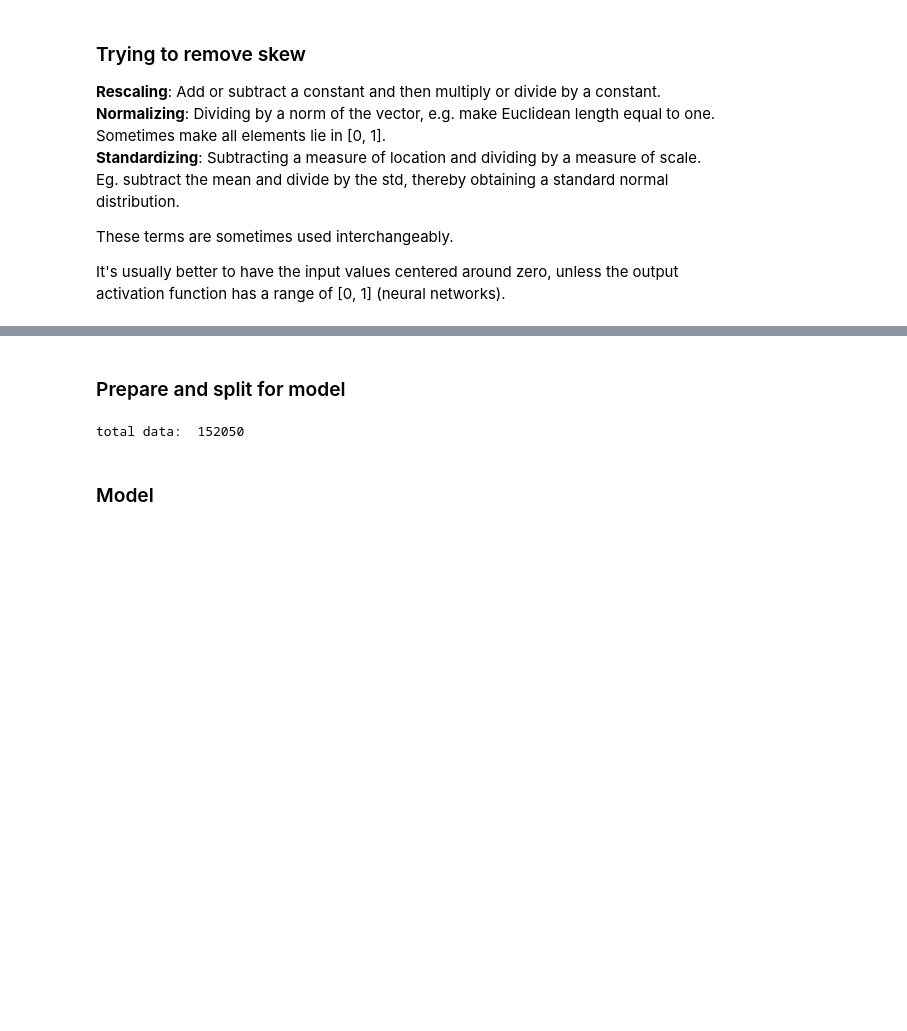
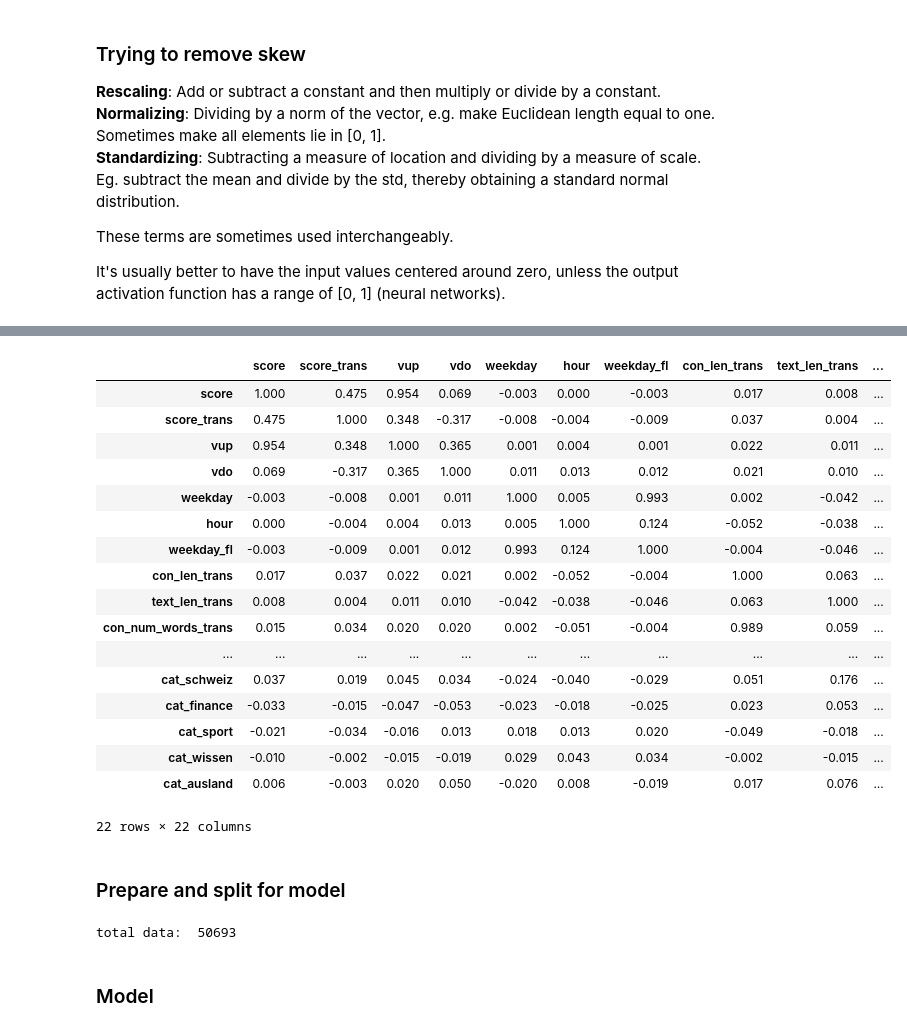
Before and after one commit to fdelia/bots, a Jupyter notebook: 4_prediction_model.ipynb, the cells around one changed output, grey strips where cells are left out. Drawn from its saved outputs; the diff is of its cells as text; code cells hidden in the pictures; blank space fills up the shorter version.

```diff
--- a/4_prediction_model.ipynb
+++ b/4_prediction_model.ipynb
@@ -21,7 +24,7 @@ warnings.filterwarnings('ignore')
 
 import pandas as pd
 df_art = pd.read_csv('articles_2017_09.csv')
-df_com = pd.read_csv('comments_2017_09.csv').sample(60000) # crop because battery life
+df_com = pd.read_csv('comments_2017_09.csv').sample(50000) # crop because battery life
 # Make float better readable
 pd.options.display.float_format = '{:.3f}'.format
 # %% [markdown]
@@ -95,14 +98,22 @@ df_merge = df_merge.sort_values(['tId', 'time_since_epoch']).groupby('tId')
 def get_time_since_first(group):
     first = group.iloc[:1]['time_since_epoch']
     group['time_since_first'] = group['time_since_epoch'].apply(lambda x: (x - first) / 3600)
+#    group['art_first_weekday']
     # Remove those very late comments, after x hours
     #group = group[group['time_since_first'] < 36]
+
+    # I'm not sure if this is cheating and discloses too much information
+    for col in ['vup', 'vdo', 'con_len']:
+        group['art_' + col + '_max'] = group[col].max()
+        group['art_' + col + '_min'] = group[col].min()
+        group['art_' + col + '_mean'] = group[col].mean()
+
+    # TODO add more info here
     return group
 
 # Creating "copy" to make next cell independent
 df_merge = df_merge.apply(get_time_since_first)
-df_merge.head(3)
-#df[df.index.duplicated()]
+df_merge.head(5)[['art_vup_max', 'art_vup_min', 'art_vup_mean']]
 # %% [markdown]
 ### Trying to remove skew
 __Rescaling__: Add or subtract a constant and then multiply or divide by a constant.
@@ -126,40 +152,61 @@ temp = df_merge[['aut']].groupby('aut').size().reset_index()
 temp = temp.rename(columns = {0: 'user_n_comments'})
 #temp2 = pd.get_dummies(temp[(temp['user_n_comments']<100) & (temp['user_n_comments']>50)], prefix='user', columns=['aut'])
 #print("users with certain amount of comments: ", len(temp2))
-#temp = temp.merge(temp2).reset_index()
-df = df_merge.merge(temp, on='aut')
+temp2 = pd.get_dummies(df_merge[['cId', 'weekday']], prefix='wd_', columns=['weekday'])
+# merge here first because of index
+df = df_merge.merge(temp2, left_index=True, right_index=True)
+df = df.merge(temp, on='aut')
 
 df['con_n_periods'] = df['con'].apply(lambda x: len(x.split('.')))
 
 def sgn(x):
     if x == 0: return 0
     else: return x/abs(x)
 # Removes left/right skew
 for col in ['weekday_fl', 'con_len', 'text_len', 'time_since_first',
             'num_comments', 'user_n_comments', 'con_n_periods',
             'score', 'contr', 'header_len', 'con_num_words', 'text_num_words']:
     df[col + '_trans'] = df[col].apply(lambda x: sgn(x)*math.log(abs(x) + 1))
 
 # Memory optimization
 # Technical stuff, contributes nothing to analysis
 conv = df.select_dtypes(include=['int']).apply(pd.to_numeric,downcast='unsigned')
 df[conv.columns] = conv
 
 # I removed very weak correlations to "score" and "contr"
 cols = ['score', 'score_trans', 'vup', 'vdo', 'weekday', 'hour', 'weekday_fl',
        'con_len_trans', 'text_len_trans', 'con_num_words_trans', 'user_n_comments',
         'text_num_words_trans', 'num_comments', 'num_comments_trans',
        'time_since_first_trans', 'header_len_trans', 'con_n_periods',
         'cat_schweiz', 'cat_finance', 'cat_sport', 'cat_wissen', 'cat_ausland',
        ]#'user_Amina123', 'user_Chris', 'user_Dani']
 # Get pearson co-efficients
 df[cols].corr()
 
 #df.hist('user_score_mean_trans')
 
 #for c in cols:
 #    print(c)
 #    print(df[np.isnan(df[col])].head(3))
+# %% [output]
+|  | score | score_trans | vup | vdo | weekday | hour | weekday_fl | con_len_trans | text_len_trans | ... |
+| score | 1.000 | 0.475 | 0.954 | 0.069 | -0.003 | 0.000 | -0.003 | 0.017 | 0.008 | ... |
+| score_trans | 0.475 | 1.000 | 0.348 | -0.317 | -0.008 | -0.004 | -0.009 | 0.037 | 0.004 | ... |
+| vup | 0.954 | 0.348 | 1.000 | 0.365 | 0.001 | 0.004 | 0.001 | 0.022 | 0.011 | ... |
+| vdo | 0.069 | -0.317 | 0.365 | 1.000 | 0.011 | 0.013 | 0.012 | 0.021 | 0.010 | ... |
+| weekday | -0.003 | -0.008 | 0.001 | 0.011 | 1.000 | 0.005 | 0.993 | 0.002 | -0.042 | ... |
+| hour | 0.000 | -0.004 | 0.004 | 0.013 | 0.005 | 1.000 | 0.124 | -0.052 | -0.038 | ... |
+| weekday_fl | -0.003 | -0.009 | 0.001 | 0.012 | 0.993 | 0.124 | 1.000 | -0.004 | -0.046 | ... |
+| con_len_trans | 0.017 | 0.037 | 0.022 | 0.021 | 0.002 | -0.052 | -0.004 | 1.000 | 0.063 | ... |
+| text_len_trans | 0.008 | 0.004 | 0.011 | 0.010 | -0.042 | -0.038 | -0.046 | 0.063 | 1.000 | ... |
+| con_num_words_trans | 0.015 | 0.034 | 0.020 | 0.020 | 0.002 | -0.051 | -0.004 | 0.989 | 0.059 | ... |
+| ... | ... | ... | ... | ... | ... | ... | ... | ... | ... | ... |
+| cat_schweiz | 0.037 | 0.019 | 0.045 | 0.034 | -0.024 | -0.040 | -0.029 | 0.051 | 0.176 | ... |
+| cat_finance | -0.033 | -0.015 | -0.047 | -0.053 | -0.023 | -0.018 | -0.025 | 0.023 | 0.053 | ... |
+| cat_sport | -0.021 | -0.034 | -0.016 | 0.013 | 0.018 | 0.013 | 0.020 | -0.049 | -0.018 | ... |
+| cat_wissen | -0.010 | -0.002 | -0.015 | -0.019 | 0.029 | 0.043 | 0.034 | -0.002 | -0.015 | ... |
+| cat_ausland | 0.006 | -0.003 | 0.020 | 0.050 | -0.020 | 0.008 | -0.019 | 0.017 | 0.076 | ... |
+22 rows × 22 columns
 # %% [markdown]
 ### Prepare and split for model
 # %%
@@ -175,10 +222,10 @@ X = df.drop(['score', 'contr', 'vup', 'vdo'], axis=1)
 y = df['score']
 
 from sklearn.model_selection import train_test_split, learning_curve
-X_train, X_test, y_train, y_test = train_test_split(X, y, test_size=0.3, random_state=0)
+X_train, X_test, y_train, y_test = train_test_split(X, y, test_size=0.4, random_state=0)
 print("total data: ", len(X))
 
-def plot_learning_curve(estimator, X, y, ylim=None, n_jobs=1, train_sizes=np.linspace(.5, 1.0, 2)):
+def plot_learning_curve(estimator, X, y, ylim=None, n_jobs=1, train_sizes=np.linspace(.5, 1.0, 3)):
     plt.figure()
     plt.title('Learning curve')
     if ylim is not None:
@@ -204,7 +251,7 @@ def plot_learning_curve(estimator, X, y, ylim=None, n_jobs=1, train_sizes=np.lin
     plt.legend(loc="best")
     return plt
 # %% [output]
-total data:  152050
+total data:  50693
 # %% [markdown]
 ### Model
 # %%
```
Also changed, not shown: parts of 5 cells of this notebook.
